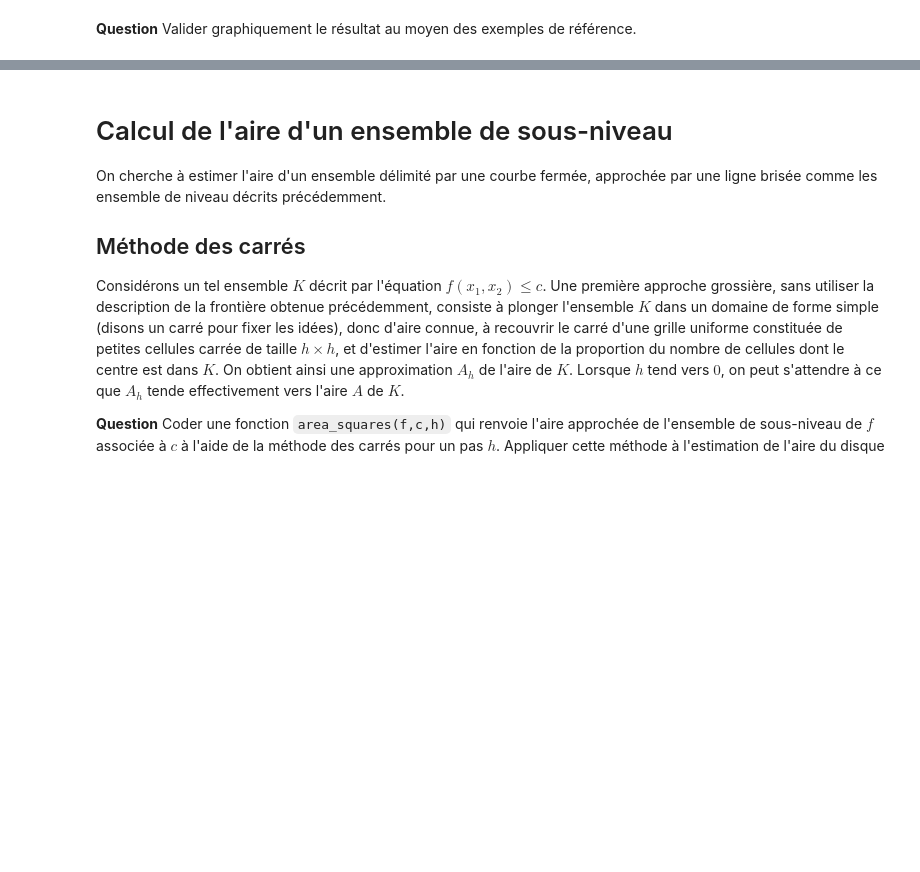
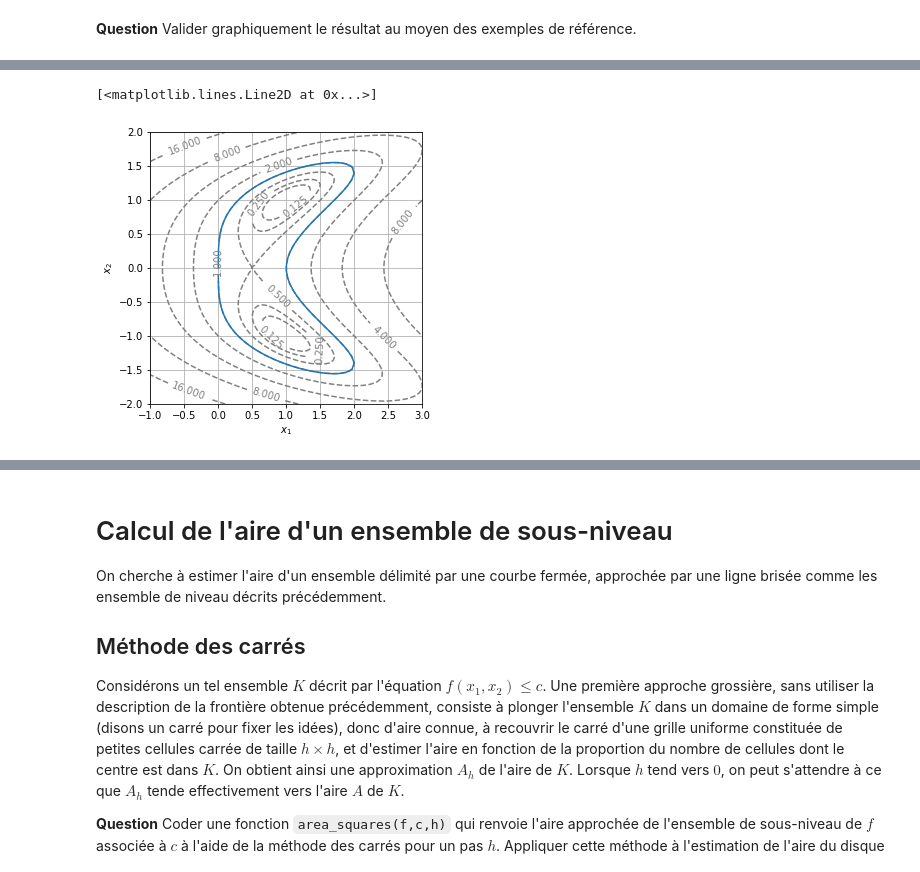
Before and after one commit to MathisGit/Projet-numerique, a Jupyter notebook: Projet numérique - Calcul différentiel.ipynb, the cells around one changed output, grey strips where cells are left out. Drawn from its saved outputs; the diff is of its cells as text; code cells hidden in the pictures; blank space fills up the shorter version.

```diff
--- a/Projet numérique - Calcul différentiel.ipynb
+++ b/Projet numérique - Calcul différentiel.ipynb
@@ -271,0 +307,12 @@ L'algorithme précédent est malheureusement susceptible de faire plusieurs fois
+# %%
+display_contour(
+    f2,
+    x=np.linspace(-1.0, 3.0, 100),
+    y=np.linspace(-2.0, 2.0, 100),
+    levels=[2**i for i in range(-3, 8)] # levels: [0.125, 0.25, ..., 64, 128]
+)
+tab = level_curve2(f2, 0.,0., 1.)
+plt.plot(tab[0],tab[1])
+# %% [output]
+[<matplotlib.lines.Line2D at 0x...>]
+[figure, added]
```
Also changed, not shown: parts of 10 cells of this notebook.
